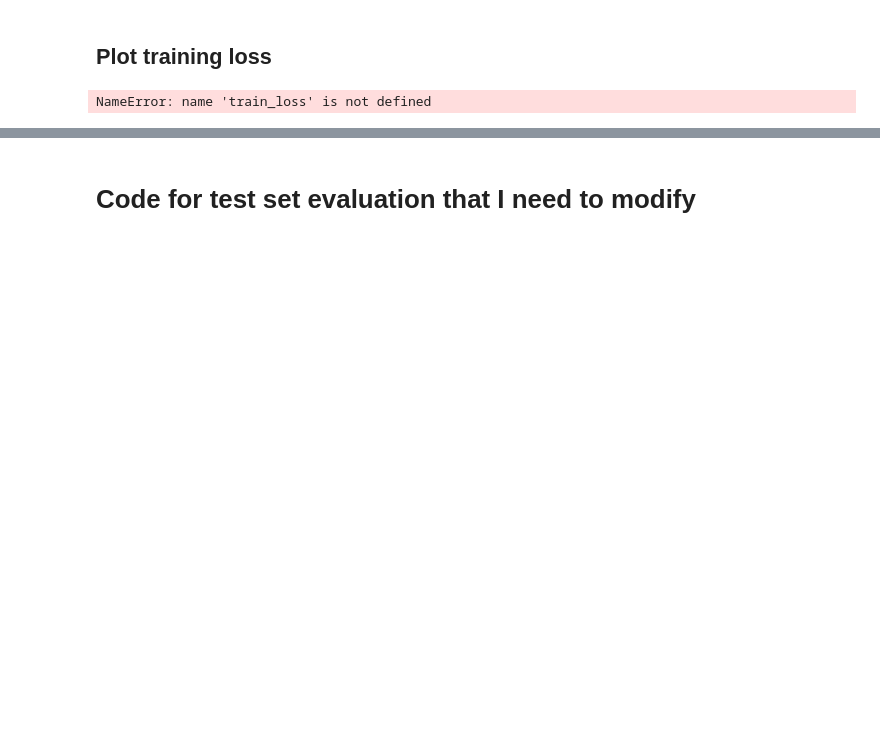
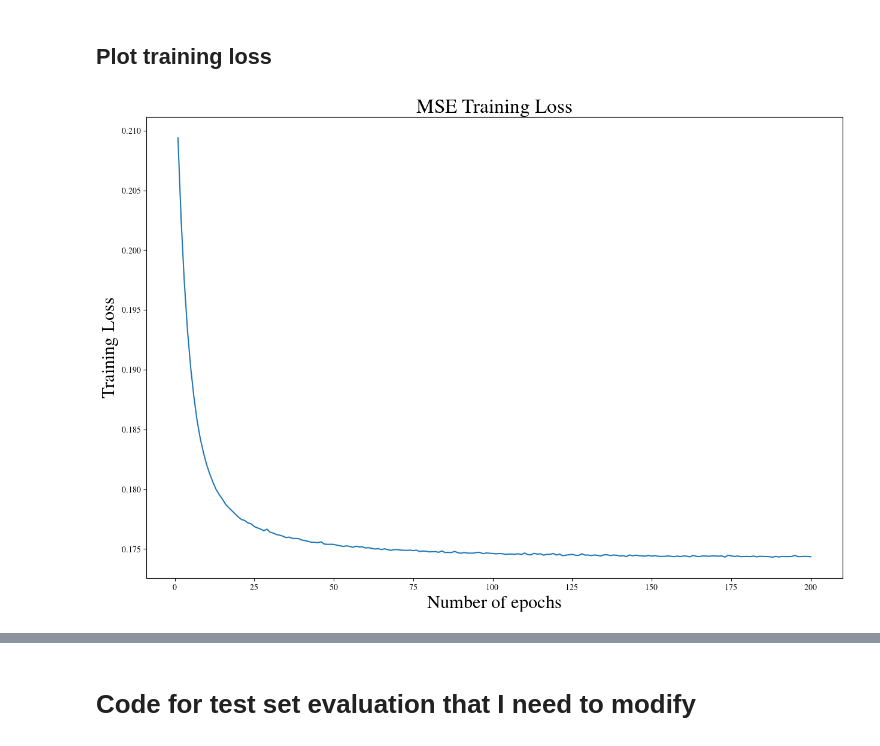
Before and after one commit to jornelasmunoz/UCM_Undergraduate_Research, a Jupyter notebook: jornelasmunoz/notebooks/CNN_Reconstruction.ipynb, the cells around one changed output, grey strips where cells are left out. Saved outputs shown, nothing was run; the diff lists cells and outputs as text; code cells hidden in the pictures; blank space fills up the shorter version.

```diff
--- a/jornelasmunoz/notebooks/CNN_Reconstruction.ipynb
+++ b/jornelasmunoz/notebooks/CNN_Reconstruction.ipynb
@@ -296,11 +442,13 @@ plt.colorbar()
 # %%
 # Plotting the training loss
 #plt.plot(range(1, params['epochs']+1), train_loss)
-plt.plot(range(1, params["epochs"]+1), train_loss)
-plt.xlabel("Number of epochs")
-plt.ylabel("Training Loss")
-plt.title("Training Loss")
+fontsize = 24
+plt.plot(range(1,params['epochs']+1), train_loss)
+plt.xlabel("Number of epochs", fontsize = fontsize-2)
+plt.ylabel("Training Loss", fontsize = fontsize-2)
+plt.title("MSE Training Loss", fontsize=fontsize)
+#plt.savefig(f'../figs/training_loss_{params["kernel_size"]}kernel_{params["epochs"]}epochs_1conv.png')
 plt.show()
 # %% [output]
-NameError: name 'train_loss' is not defined
+[figure, added]
 # %%
```
Also changed, not shown: parts of 23 cells of this notebook, 48 other files.
